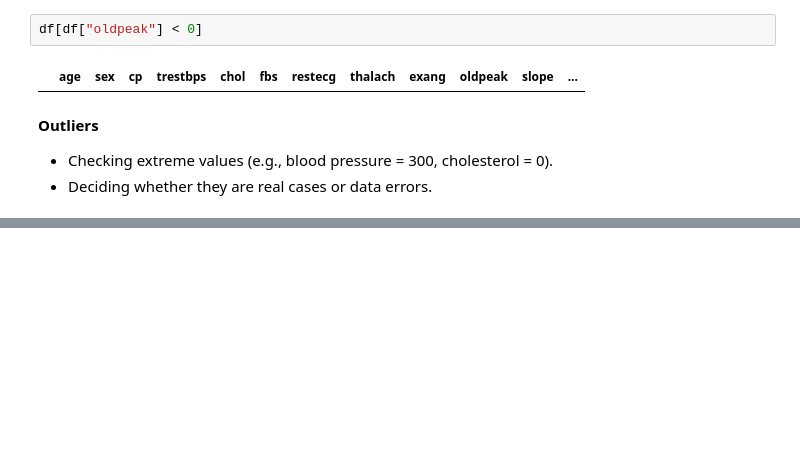
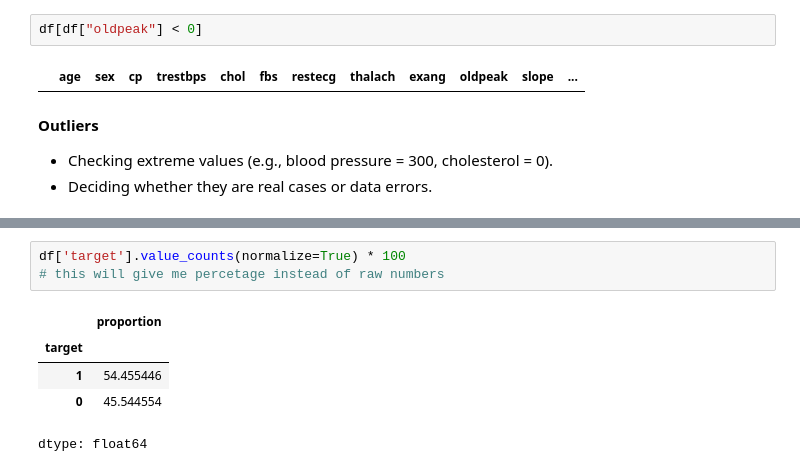
Before and after one commit to ridaouiafaf/heart_disease_uci_prediction, a Jupyter notebook: Heart_Disease_UCI.ipynb, the cells around one changed output, grey strips where cells are left out. Cells and saved outputs as stored; diff of their text form; blank space fills up the shorter version.

```diff
--- a/Heart_Disease_UCI.ipynb
+++ b/Heart_Disease_UCI.ipynb
@@ -163,0 +214,9 @@ df[df["oldpeak"] < 0]
+# %%
+df['target'].value_counts(normalize=True) * 100
+# this will give me percetage instead of raw numbers
+# %% [output]
+|  | proportion |
+| target |  |
+| 1 | 54.455446 |
+| 0 | 45.544554 |
+dtype: float64
```
Also changed, not shown: parts of 12 cells of this notebook.
